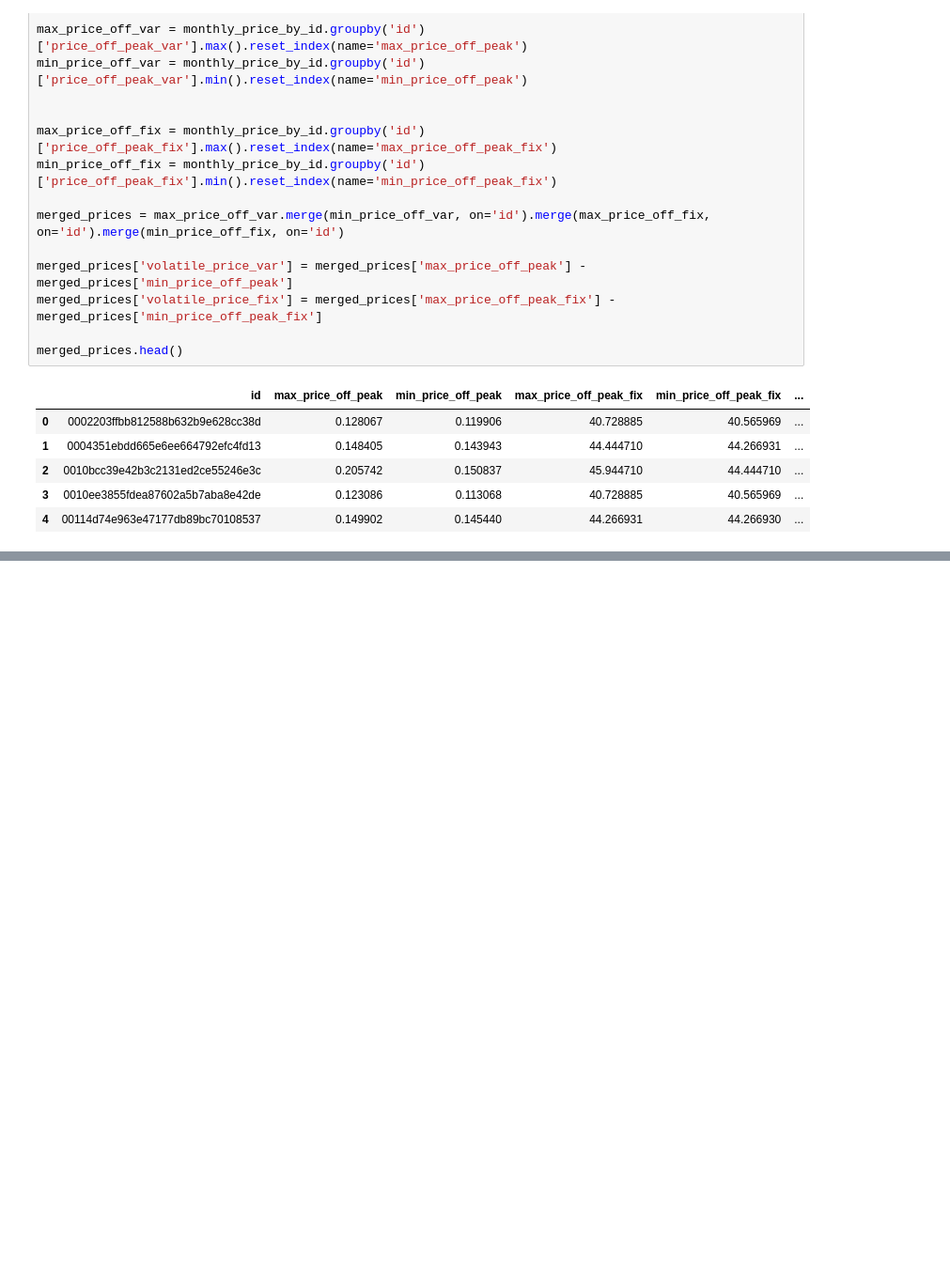
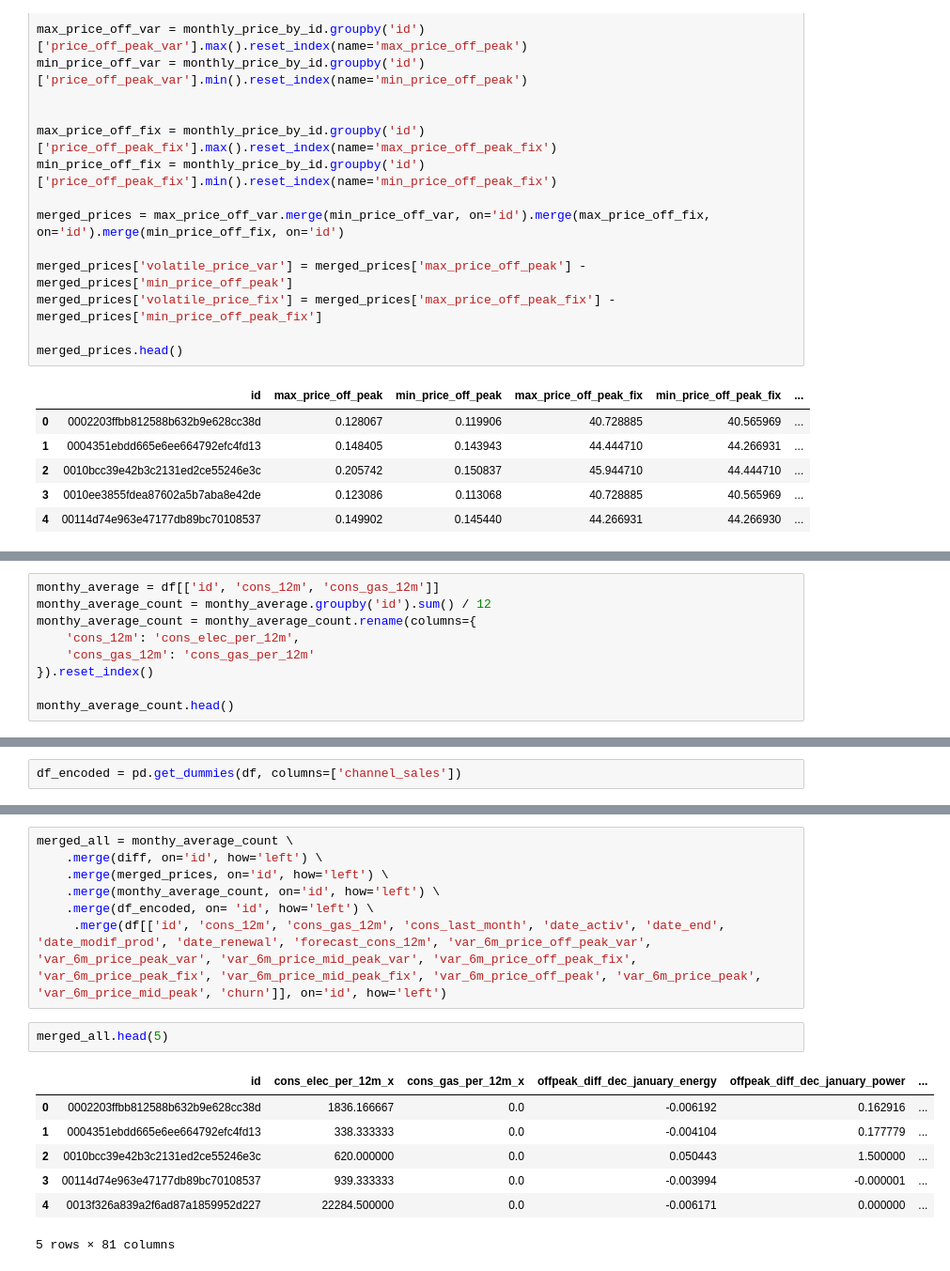
Before and after one commit to cjordan239/BCG_Data_science, a Jupyter notebook: main_task2.ipynb, the cells around one changed output, grey strips where cells are left out. Shown at 94% size. Saved outputs shown, nothing was run; the diff lists cells and outputs as text; blank space fills up the shorter version.

```diff
--- a/main_task2.ipynb
+++ b/main_task2.ipynb
@@ -99,0 +115,9 @@ merged_prices.head()
+# %%
+monthy_average = df[['id', 'cons_12m', 'cons_gas_12m']]
+monthy_average_count = monthy_average.groupby('id').sum() / 12
+monthy_average_count = monthy_average_count.rename(columns={
+    'cons_12m': 'cons_elec_per_12m',
+    'cons_gas_12m': 'cons_gas_per_12m'
+}).reset_index()
+
+monthy_average_count.head()
@@ -99,0 +131,2 @@ merged_prices.head()
+# %%
+df_encoded = pd.get_dummies(df, columns=['channel_sales'])
@@ -99,0 +175,17 @@ merged_prices.head()
+# %%
+merged_all = monthy_average_count \
+    .merge(diff, on='id', how='left') \
+    .merge(merged_prices, on='id', how='left') \
+    .merge(monthy_average_count, on='id', how='left') \
+    .merge(df_encoded, on= 'id', how='left') \
+     .merge(df[['id', 'cons_12m', 'cons_gas_12m', 'cons_last_month', 'date_activ', 'date_end', 'date_modif_prod', 'date_renewal', 'forecast_cons_12m', 'var_6m_price_off_peak_var', 'var_6m_price_peak_var', 'var_6m_price_mid_peak_var', 'var_6m_price_off_peak_fix', 'var_6m_price_peak_fix', 'var_6m_price_mid_peak_fix', 'var_6m_price_off_peak', 'var_6m_price_peak', 'var_6m_price_mid_peak', 'churn']], on='id', how='left')
+# %%
+merged_all.head(5)
+# %% [output]
+|  | id | cons_elec_per_12m_x | cons_gas_per_12m_x | offpeak_diff_dec_january_energy | offpeak_diff_dec_january_power | ... |
+| 0 | 0002203ffbb812588b632b9e628cc38d | 1836.166667 | 0.0 | -0.006192 | 0.162916 | ... |
+| 1 | 0004351ebdd665e6ee664792efc4fd13 | 338.333333 | 0.0 | -0.004104 | 0.177779 | ... |
+| 2 | 0010bcc39e42b3c2131ed2ce55246e3c | 620.000000 | 0.0 | 0.050443 | 1.500000 | ... |
+| 3 | 00114d74e963e47177db89bc70108537 | 939.333333 | 0.0 | -0.003994 | -0.000001 | ... |
+| 4 | 0013f326a839a2f6ad87a1859952d227 | 22284.500000 | 0.0 | -0.006171 | 0.000000 | ... |
+5 rows × 81 columns
```
Also changed, not shown: parts of 9 cells of this notebook, 1 other file.
